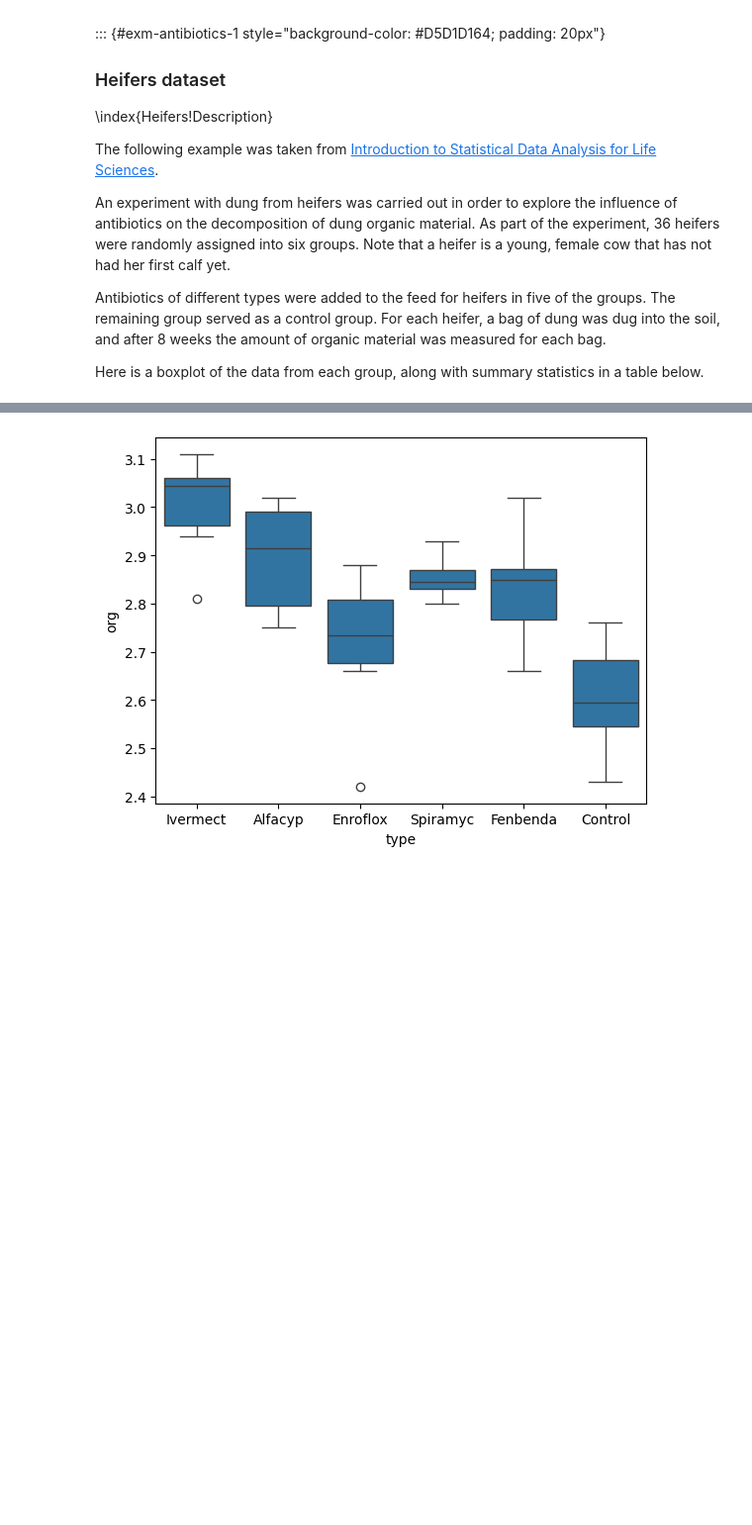
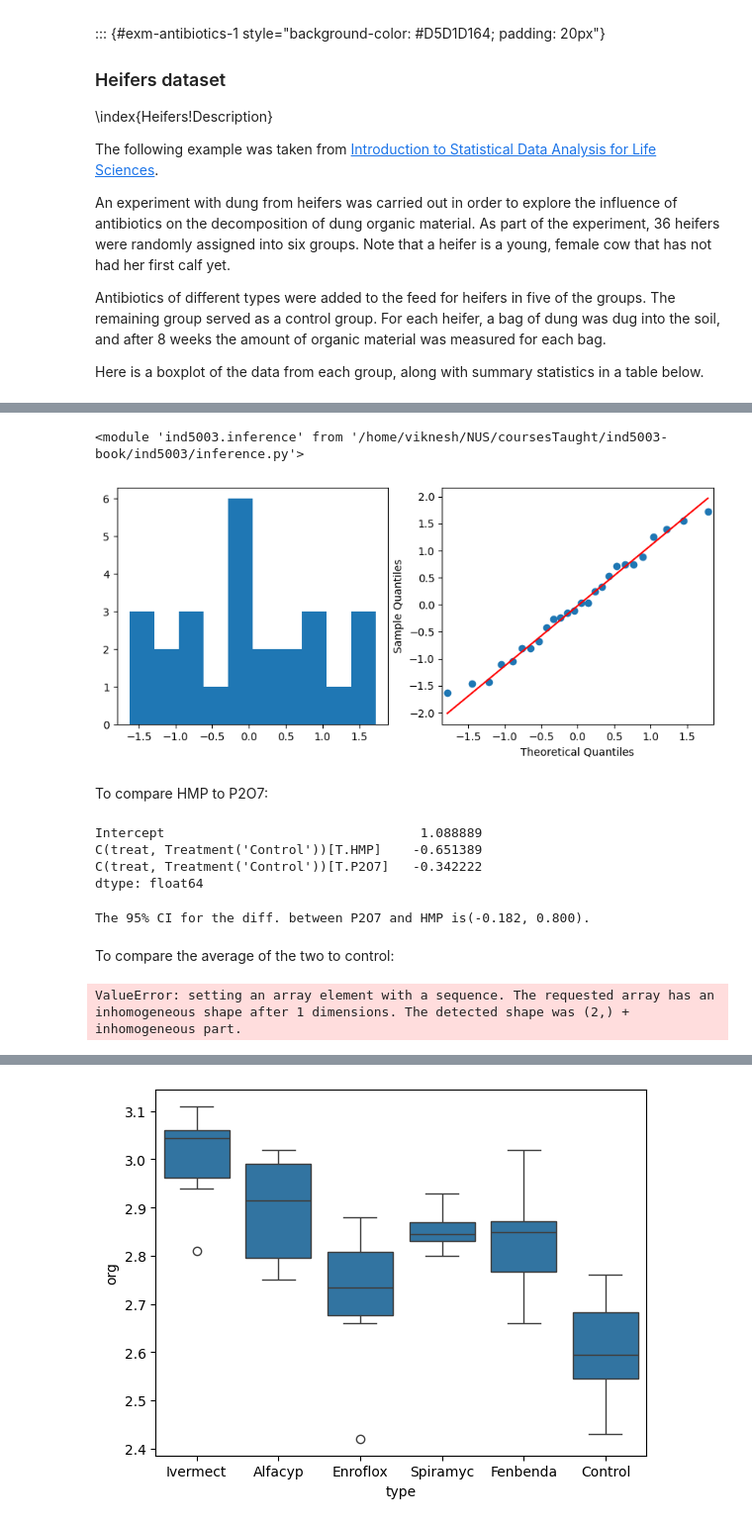
Before and after one commit to singator/ind5003-book, a Jupyter notebook: 02-inference-new.ipynb, the cells around one changed output, grey strips where cells are left out. Shown at 99% size. Saved outputs shown, nothing was run; the diff lists cells and outputs as text; code cells hidden in the pictures; blank space fills up the shorter version.

Commit message:
almost ready with new inference section

```diff
--- a/02-inference-new.ipynb
+++ b/02-inference-new.ipynb
@@ -502,0 +337,38 @@ Notes:
+# %%
+import importlib
+importlib.reload(inference)
+# %% [output]
+<module 'ind5003.inference' from '/home/viknesh/NUS/coursesTaught/ind5003-book/ind5003/inference.py'>
+# %%
+inference.check_normality(pd.Series(tartar_lm.resid_pearson))
+# %% [output]
+[figure, added]
+# %% [markdown]
+To compare HMP to P2O7:
+# %%
+tartar_lm.params
+# %% [output]
+Intercept                                 1.088889
+C(treat, Treatment('Control'))[T.HMP]    -0.651389
+C(treat, Treatment('Control'))[T.P2O7]   -0.342222
+dtype: float64
+# %%
+est1  = tartar_lm.params.iloc[2] - tartar_lm.params.iloc[1]
+MSW = tartar_lm.mse_resid
+df = tartar_lm.df_resid
+q1 = -stats.t.ppf(0.025, df)
+
+lower_ci = est1 - q1*np.sqrt(MSW * (1/6 + 1/4))
+upper_ci = est1 + q1*np.sqrt(MSW * (1/6 + 1/4))
+print("The 95% CI for the diff. between P2O7 and HMP is" +
+      f"({lower_ci:.3f}, {upper_ci:.3f}).")
+# %% [output]
+The 95% CI for the diff. between P2O7 and HMP is(-0.182, 0.800).
+# %% [markdown]
+To compare the average of the two to control:
+# %%
+c1 = np.array([-1, 0.5, 0.5])
+n_vals = np.array([9, 8, 9,])
+L = np.sum(c1 * [0, tartar_lm.params.iloc[1:]])
+# %% [output]
+ValueError: setting an array element with a sequence. The requested array has an inhomogeneous shape after 1 dimensions. The detected shape was (2,) + inhomogeneous part.
```
Also changed, not shown: parts of 13 cells of this notebook, 2 other files.
